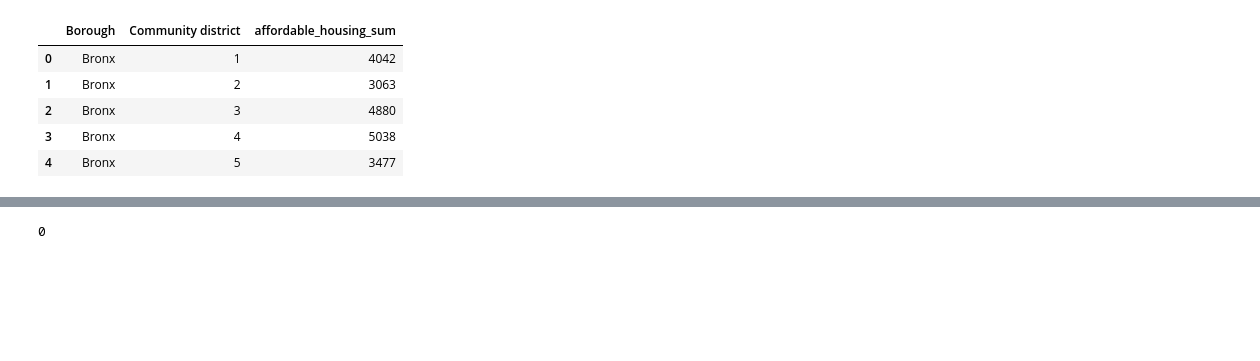
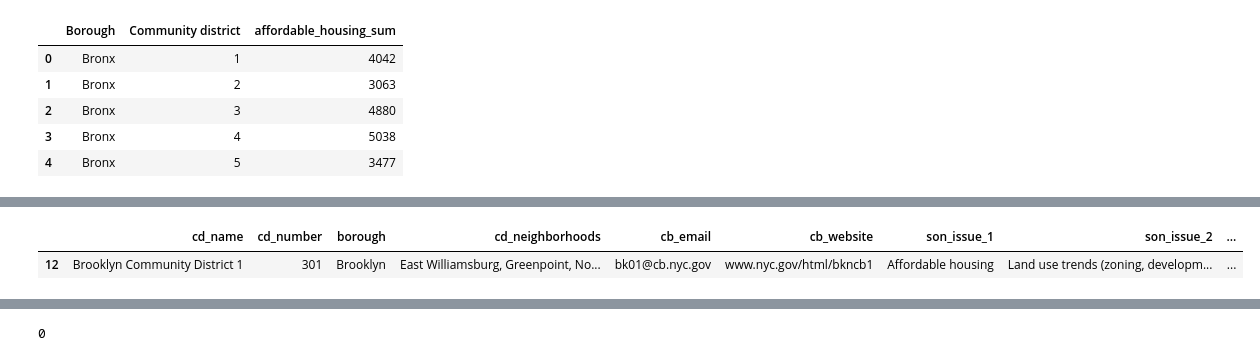
Before and after one commit to block-party-studio/block_party, a Jupyter notebook: notebooks/case_studies/dataXdesign/price_per_sqft.ipynb, the cells around one changed output, grey strips where cells are left out. Cells and saved outputs as stored; diff of their text form; code cells hidden in the pictures; blank space fills up the shorter version.

```diff
--- a/notebooks/case_studies/dataXdesign/price_per_sqft.ipynb
+++ b/notebooks/case_studies/dataXdesign/price_per_sqft.ipynb
@@ -558,6 +558,11 @@ cb_info.head()
 | 4 | Bronx Community District 4 | 204 | Bronx | Concourse, Concourse Village, Eas... | bx04@cb.nyc.gov | www.nyc.gov/html/bxcb4 | Affordable housing | Crime and public safety | ... |
 # %%
 cb_info = cb_info.merge(affordable_housing, on='cd_name')
+# %%
+cb_info[cb_info['cd_name'] == 'Brooklyn Community District 1']
+# %% [output]
+|  | cd_name | cd_number | borough | cd_neighborhoods | cb_email | cb_website | son_issue_1 | son_issue_2 | ... |
+| 12 | Brooklyn Community District 1 | 301 | Brooklyn | East Williamsburg, Greenpoint, No... | bk01@cb.nyc.gov | www.nyc.gov/html/bkncb1 | Affordable housing | Land use trends (zoning, developm... | ... |
 # %%
 cb_info.tail()
 # %% [output]
```
Also changed, not shown: parts of 9 cells of this notebook.
